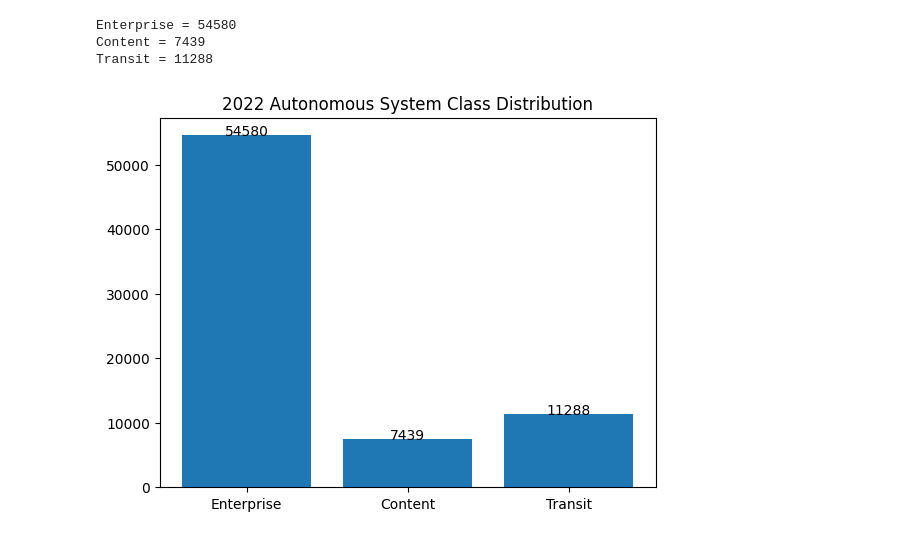
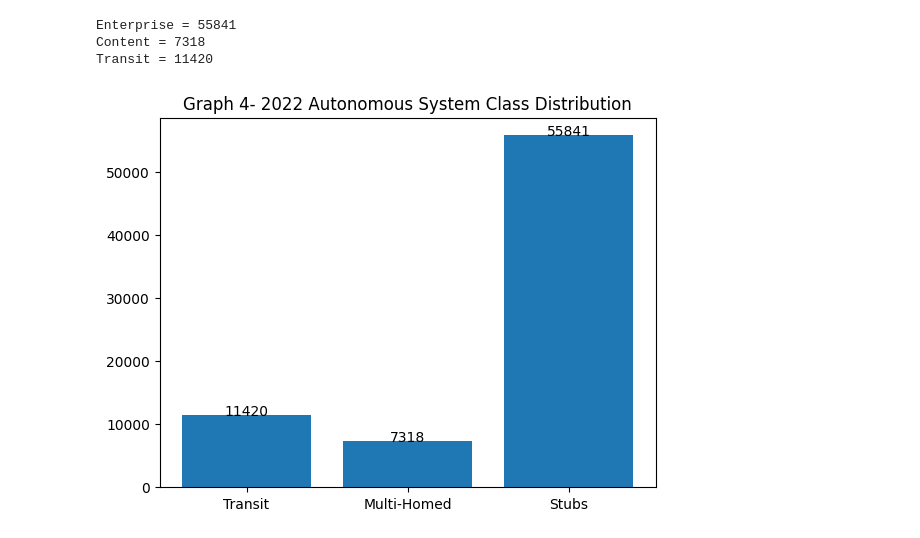
Before and after one commit to RinehartRacing/ece478Project2, a Jupyter notebook: topology_interference.ipynb, the cells around one changed output. Drawn from its saved outputs; the diff is of its cells as text; code cells hidden in the pictures.

```diff
--- a/topology_interference.ipynb
+++ b/topology_interference.ipynb
@@ -1,7 +1,7 @@
 # %%
 import matplotlib.pyplot as plt
 import numpy as np
-fopen = open("20220101.as-rel2.txt", encoding="utf-8")
+fopen = open("20221001.as-rel2.txt", encoding="utf-8")
 
 relationships = {}
 
@@ -85,7 +85,7 @@ for bin in bins:
     plt.bar(x_ticks, bin)
     for i in range(len(x_ticks)):
         plt.text(i, bin[i], bin[i], ha="center")
-    plt.title(f"2022 {titles[title_index]} Degree Histogram")
+    plt.title(f" Graph 2- 2022 {titles[title_index]} Degree Histogram")
     plt.show()
     title_index += 1
 # %% [output]
@@ -112,6 +149,6 @@ for line in fopen:
 # %%
 import matplotlib.pyplot as plt
-fopen = open("20220101.as-rel2.txt", encoding="utf-8")
+fopen = open("20221001.as-rel2.txt", encoding="utf-8")
 
 relationships = {}
 
@@ -144,37 +181,37 @@ for line in fopen:
             relationships[as2][2] += 1
             relationships[as2][0] += 1
         else:
             print("Unknown reltype")
         arr1 = relationships[as1]
         arr2 = relationships[as2]
         assert (arr1[0] == arr1[1] + arr1[2] + arr1[3])
         assert (arr2[0] == arr2[1] + arr2[2] + arr2[3])
 enterprise = 0
 content = 0
 transit = 0
 for as_name in relationships:
     customers = relationships[as_name][1]
     peers = relationships[as_name][2]
     if customers == 0 and peers == 0:
         enterprise += 1
     elif customers == 0 and peers >= 1:
         content += 1
     elif customers >= 1:
         transit += 1
     else:
         print("Unknown AS type")
 print(f"Enterprise = {enterprise}")
 print(f"Content = {content}")
 print(f"Transit = {transit}")
-x_ticks = ["Enterprise", "Content", "Transit"]
-y_data = [enterprise, content, transit]
+x_ticks = ["Transit", "Multi-Homed", "Stubs"]
+y_data = [transit, content, enterprise]
 plt.bar(x_ticks, y_data)
 for i in range(len(x_ticks)):
     plt.text(i, y_data[i], y_data[i], ha="center")
-plt.title("2022 Autonomous System Class Distribution")
+plt.title("Graph 4- 2022 Autonomous System Class Distribution")
 plt.show()
 # %% [output]
-Enterprise = 54580
-Content = 7439
-Transit = 11288
+Enterprise = 55841
+Content = 7318
+Transit = 11420
-[figure, old version]
+[figure, new version]
```
Also changed, not shown: parts of 3 cells of this notebook, 5 other files.
